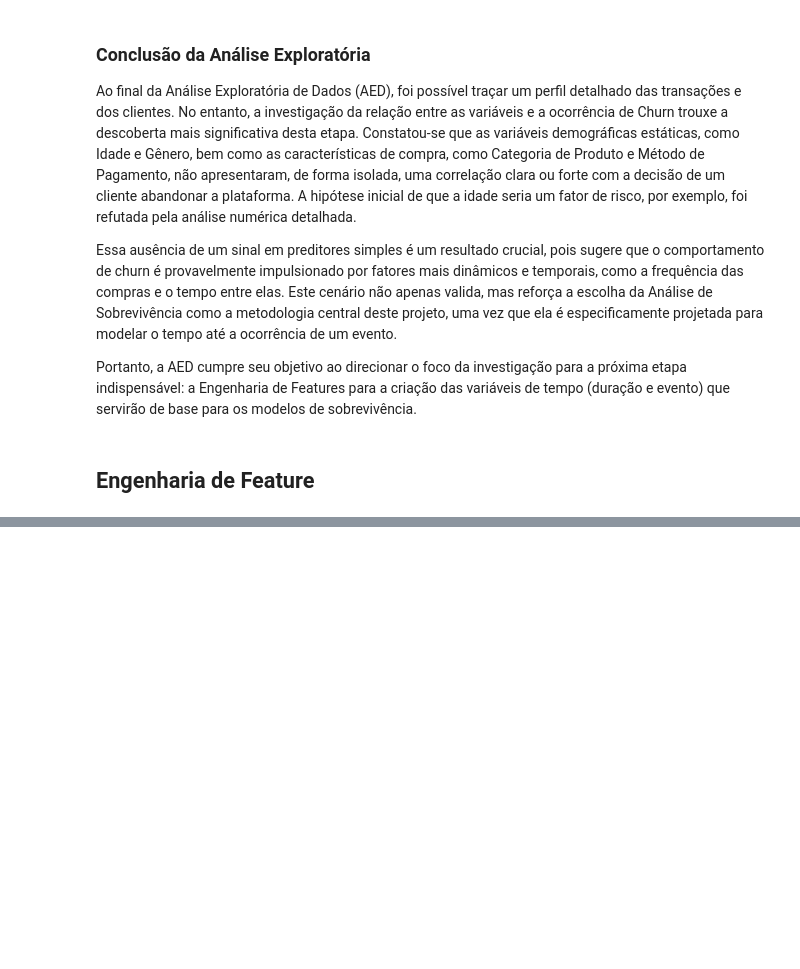
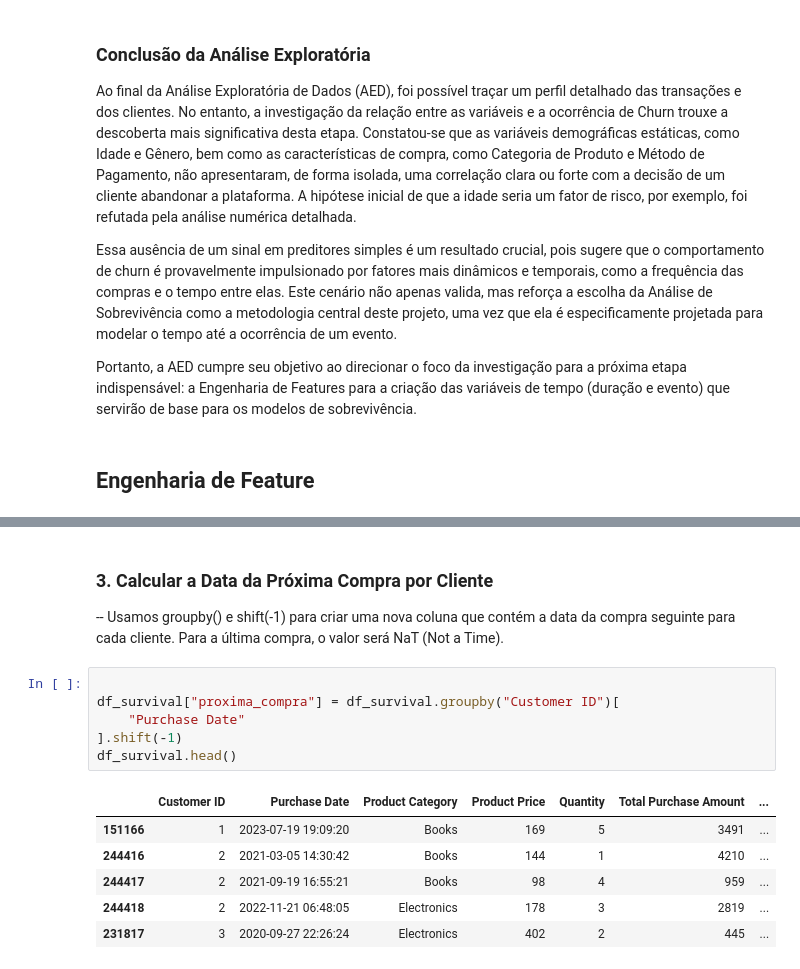
Before and after one commit to joaomts/ufu-est-aplicada, a Jupyter notebook: modelos_de_sobrevivencia.ipynb, the cells around one changed output, grey strips where cells are left out. Saved outputs shown, nothing was run; the diff lists cells and outputs as text; blank space fills up the shorter version.

```diff
--- a/modelos_de_sobrevivencia.ipynb
+++ b/modelos_de_sobrevivencia.ipynb
@@ -420,0 +462,17 @@ Portanto, a AED cumpre seu objetivo ao direcionar o foco da investigação para
+# %% [markdown]
+### 3. Calcular a Data da Próxima Compra por Cliente
+
+ -- Usamos groupby() e shift(-1) para criar uma nova coluna que contém a data da compra seguinte para cada cliente. Para a última compra, o valor será NaT (Not a Time).
+# %%
+
+df_survival["proxima_compra"] = df_survival.groupby("Customer ID")[
+    "Purchase Date"
+].shift(-1)
+df_survival.head()
+# %% [output]
+|  | Customer ID | Purchase Date | Product Category | Product Price | Quantity | Total Purchase Amount | ... |
+| 151166 | 1 | 2023-07-19 19:09:20 | Books | 169 | 5 | 3491 | ... |
+| 244416 | 2 | 2021-03-05 14:30:42 | Books | 144 | 1 | 4210 | ... |
+| 244417 | 2 | 2021-09-19 16:55:21 | Books | 98 | 4 | 959 | ... |
+| 244418 | 2 | 2022-11-21 06:48:05 | Electronics | 178 | 3 | 2819 | ... |
+| 231817 | 3 | 2020-09-27 22:26:24 | Electronics | 402 | 2 | 445 | ... |
```
Also changed, not shown: parts of 21 cells of this notebook, 2 other files.
